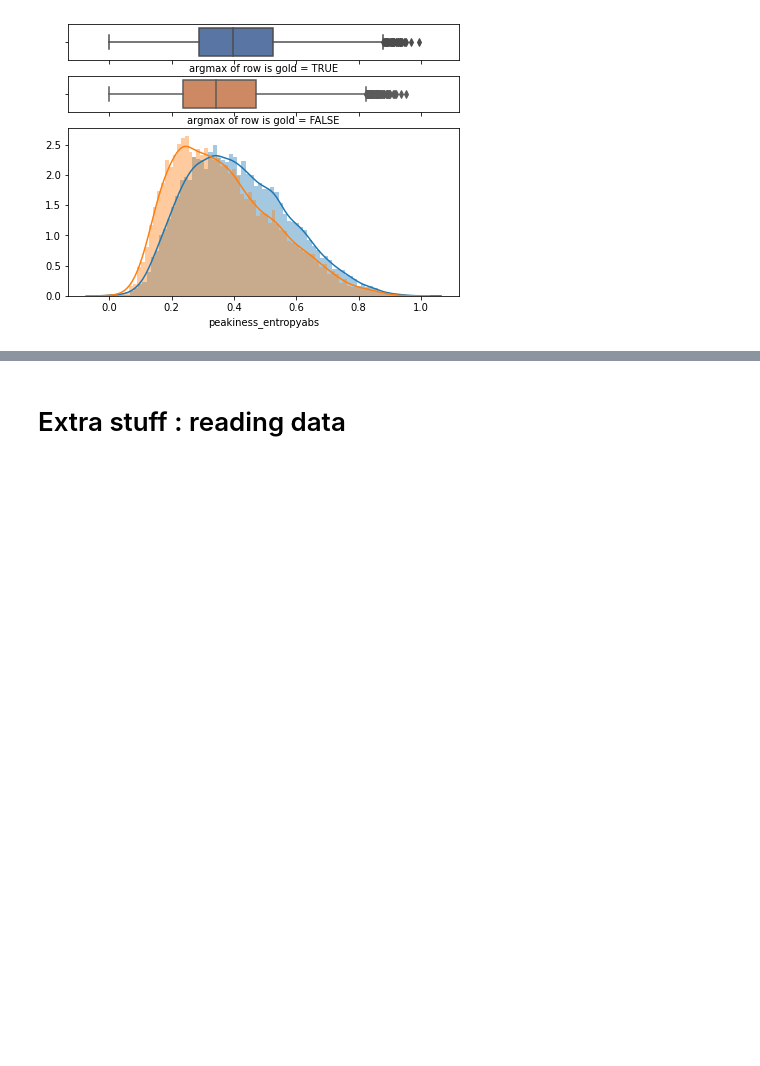
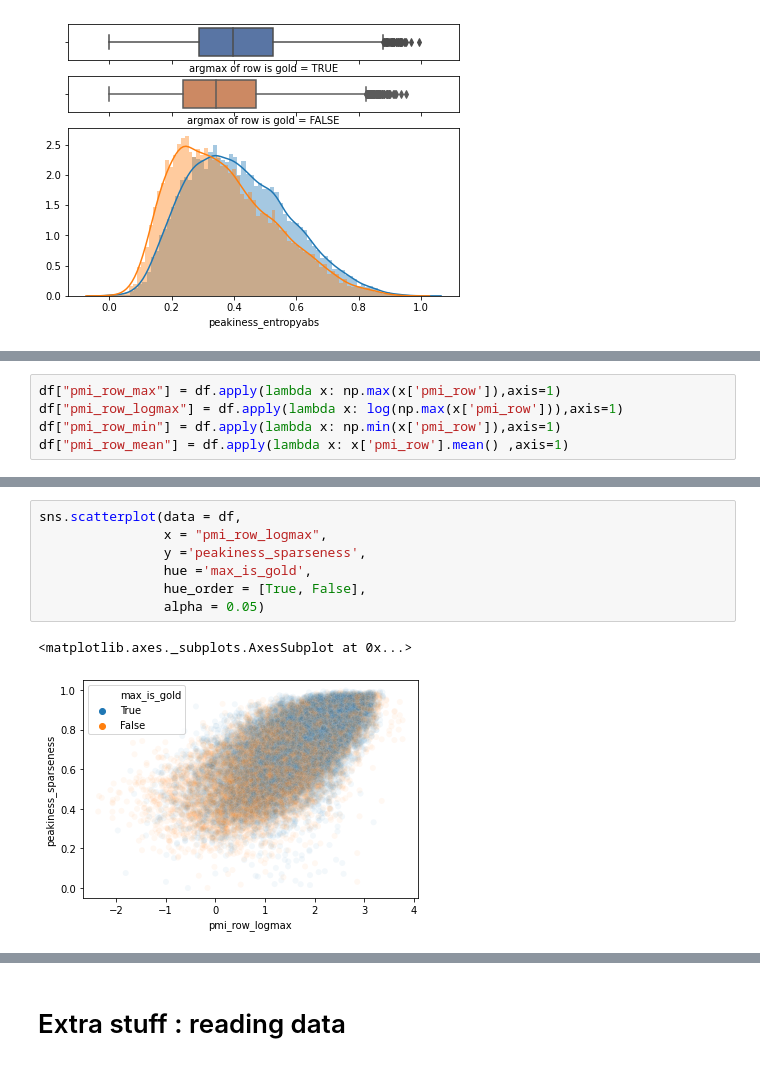
Before and after one commit to postylem/pmi-dependencies, a Jupyter notebook: peakiness.ipynb, the cells around one changed output, grey strips where cells are left out. Cells and saved outputs as stored; diff of their text form; blank space fills up the shorter version.

```diff
--- a/peakiness.ipynb
+++ b/peakiness.ipynb
@@ -536,0 +598,5 @@ len(df[df["max_is_gold"]==True])/len(df)
+# %%
+df["pmi_row_max"] = df.apply(lambda x: np.max(x['pmi_row']),axis=1)
+df["pmi_row_logmax"] = df.apply(lambda x: log(np.max(x['pmi_row'])),axis=1)
+df["pmi_row_min"] = df.apply(lambda x: np.min(x['pmi_row']),axis=1)
+df["pmi_row_mean"] = df.apply(lambda x: x['pmi_row'].mean() ,axis=1)
@@ -536,0 +609,10 @@ len(df[df["max_is_gold"]==True])/len(df)
+# %%
+sns.scatterplot(data = df,
+                x = "pmi_row_logmax",
+                y ='peakiness_sparseness',
+                hue ='max_is_gold',
+                hue_order = [True, False],
+                alpha = 0.05)
+# %% [output]
+<matplotlib.axes._subplots.AxesSubplot at 0x...>
+[figure, added]
```
Also changed, not shown: parts of 19 cells of this notebook, 1 other file.
